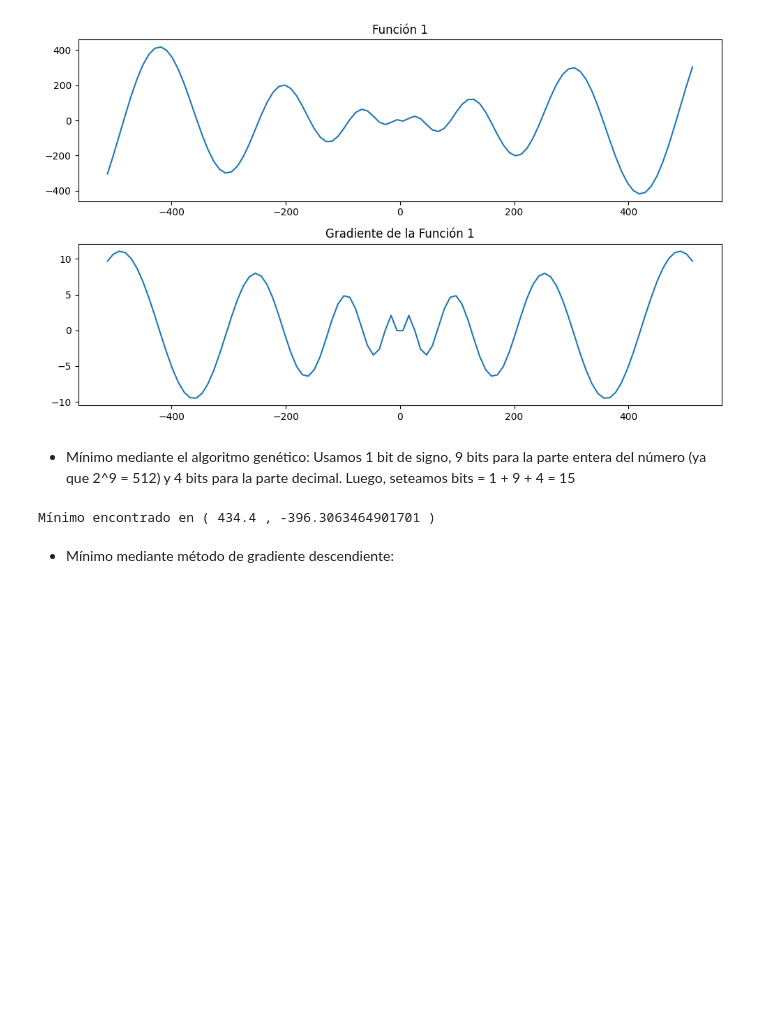
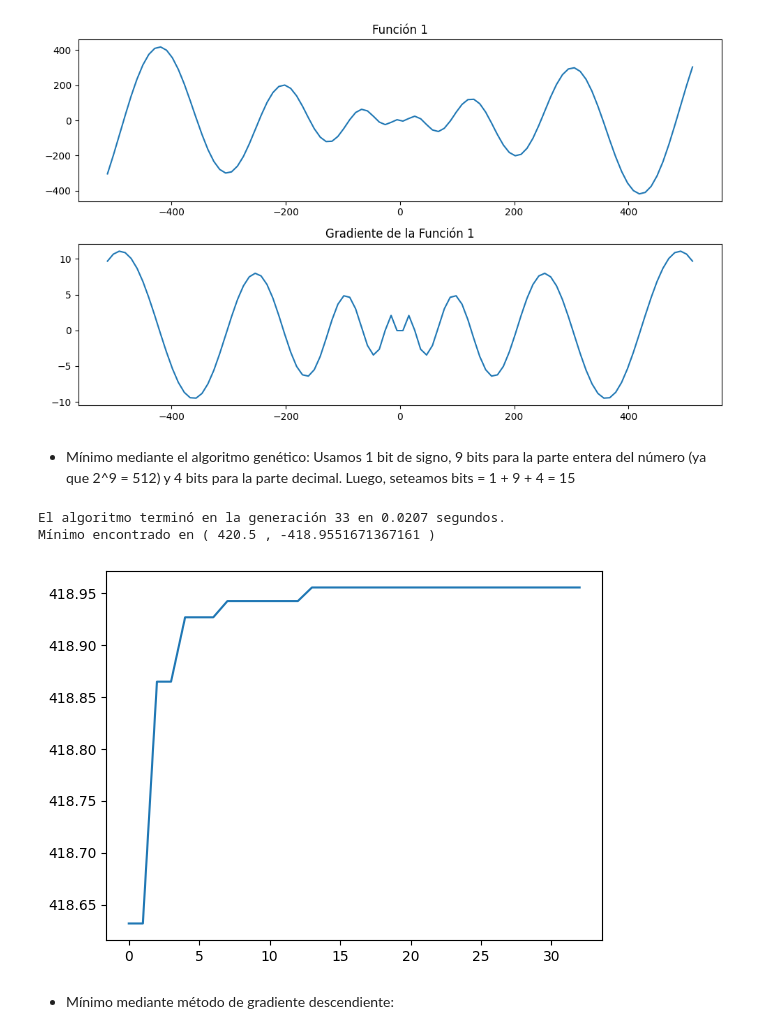
Before and after one commit to sofiaesc/intcomp, a Jupyter notebook: Guia 6/ejercicio1_1D.ipynb, the cells around one changed output. Saved outputs shown, nothing was run; the diff lists cells and outputs as text; code cells hidden in the pictures; blank space fills up the shorter version.

```diff
--- a/Guia 6/ejercicio1_1D.ipynb
+++ b/Guia 6/ejercicio1_1D.ipynb
@@ -40,14 +40,14 @@ def ruleta(poblacion, aptitudes):
     for probabilidad in probabilidades:
         acumulador += probabilidad
         ruleta.append(acumulador)
+    p = random.random()
     for i, probabilidad in enumerate(ruleta):
-        if random.random() <= probabilidad:
+        if p <= probabilidad:
             ganador = i
-
     return poblacion[ganador]
 
 def competencias(poblacion,aptitudes,k=2):
-    competidores = np.random.randint(0,len(aptitudes),(2,1))
+    competidores = np.random.randint(0,len(aptitudes),(k,1))
     ganador = np.argmax(aptitudes[competidores])
     return poblacion[ganador]
 
@@ -67,7 +67,7 @@ Luego tenemos los operadores de variación: la mutación y la cruza. Para esto g
 def cruza(padre,madre,prob):
     prob_i = np.random.rand()
     if prob_i < prob:
-        punto_corte = random.randint(1,4)
+        punto_corte = random.randint(1,len(padre))
         hijo1 = padre[:punto_corte] + madre[punto_corte:]
         hijo2 = madre[:punto_corte] + padre[punto_corte:]
     else:
@@ -108,6 +108,8 @@ La función general *algoritmo_genetico* va a recibir varios argumentos:
 - **prob_cruza:** Probabilidad asociada a la cruza.
 # %%
 def algoritmo_genetico(size_p,bits,max_gen,max_estable,func_seleccion,func_aptitud,prob_mutacion,prob_cruza):
+
+    inicio = time.time()
 
     # PASO 1: Inicialización de la población
     poblacion = [''.join(random.choices('01',k=bits-1)) for _ in range(size_p)]
@@ -116,6 +118,7 @@ def algoritmo_genetico(size_p,bits,max_gen,max_estable,func_seleccion,func_aptit
             individuo = individuo[:-4] + '1001' # Que no pase de 9 la parte decimal
     cont_estabilidad = 0;
     apt_max = 1e-6;
+    aptitudes_max = []
 
     for gen in range(max_gen):
         poblacion_dec = decodif(poblacion)                                  # Decodifico para pasarselo a la función de aptitud
@@ -141,7 +144,7 @@ def algoritmo_genetico(size_p,bits,max_gen,max_estable,func_seleccion,func_aptit
             nueva_pob.append(hijo1)
             nueva_pob.append(hijo2)
 
-        # PASO 5: EVALUACIÓN (vemos si se estabilizó por elitismo)
+        # PASO 5: EVALUACIÓN (vemos si se estabilizó por elitismo) --> puede estar arriba despues de calcular aptitudes
         if(np.isclose(max(aptitudes),apt_max)):
             cont_estabilidad += 1
         else:
@@ -150,12 +153,21 @@ def algoritmo_genetico(size_p,bits,max_gen,max_estable,func_seleccion,func_aptit
             break
 
         poblacion = nueva_pob
+        aptitudes_max.append(max(aptitudes))
         apt_max = max(aptitudes)
 
     poblacion_dec = decodif(poblacion)
     apt_aux = list(enumerate(aptitudes))
     ordenados = sorted(apt_aux,key=lambda x: x[1], reverse=True)
     idx = ordenados[0][0]
+
+    # Grafico elite
+    plt.plot(range(gen),aptitudes_max)
+
+
+    fin = time.time()
+    print(f'El algoritmo terminó en la generación {gen} en {round(fin-inicio,4)} segundos.')
+
     return poblacion[idx]
 # %% [markdown]
 #### **Prueba**
@@ -188,21 +202,27 @@ El mínimo de la función está en (418.909090909091,-418.4481325008988)
 # %%
 def func_aptitud(pob):
     pob = np.array(pob)
     return pob*np.sin(np.sqrt(abs(pob)))    # -f1 para obtener la aptitud mínima en vez de máxima
 
-size_p = 50
+size_p = 15
 bits = 15
 max_gen = 1000
-max_estable = 50
+max_estable = 20
 prob_mutacion = 0.1
-func_seleccion = ruleta
-prob_cruza = 0.7
+func_seleccion = competencias
+prob_cruza = 0.9
 ganador = algoritmo_genetico(size_p,bits,max_gen,max_estable,func_seleccion,func_aptitud,prob_mutacion,prob_cruza)
 
 ganador_dec = decodif([ganador])
 print('Mínimo encontrado en (',ganador_dec[0],',',f1(ganador_dec[0]),')')
+# para visualizar mejor los resultados y el desempeño del algoritmo, se puede agregar plot del fitness del peor y el fitness promedio
+# si la grafica se achica o compacta muy rapido (fitness del mejor y fitness del peor se acercan muy rapido) entonces tengo que dar mas
+# variabilidad al algoritmo y cambiar los argumentos (mas size_p, mas probabilidad de cruza, etc)
+# si corre y no se acercan entonces reduzco la variabilidad
 # %% [output]
-Mínimo encontrado en ( 434.4 , -396.3063464901701 )
+El algoritmo terminó en la generación 33 en 0.0207 segundos.
+Mínimo encontrado en ( 420.5 , -418.9551671367161 )
+[figure, added]
 # %% [markdown]
 - Mínimo mediante método de gradiente descendiente:
 # %%
```
Also changed, not shown: parts of 3 cells of this notebook, 7 other files.
